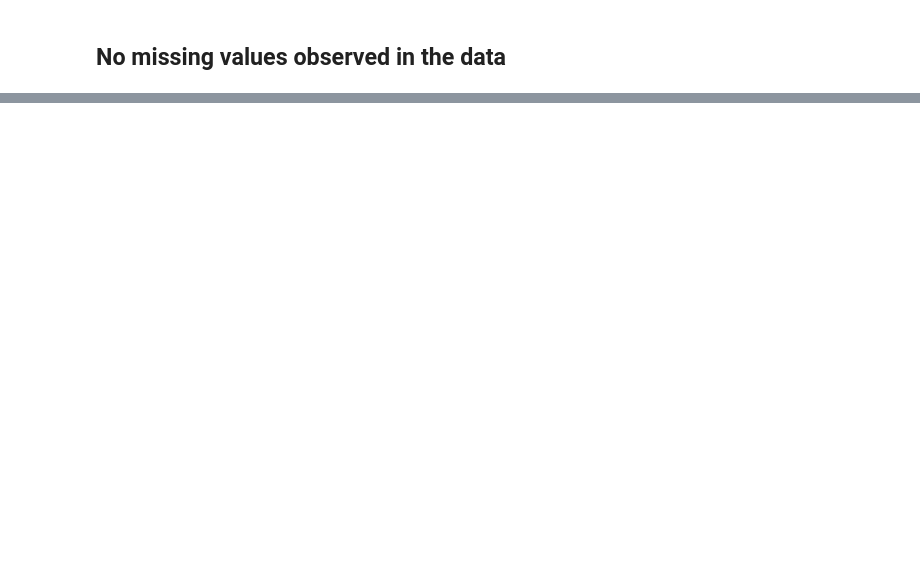
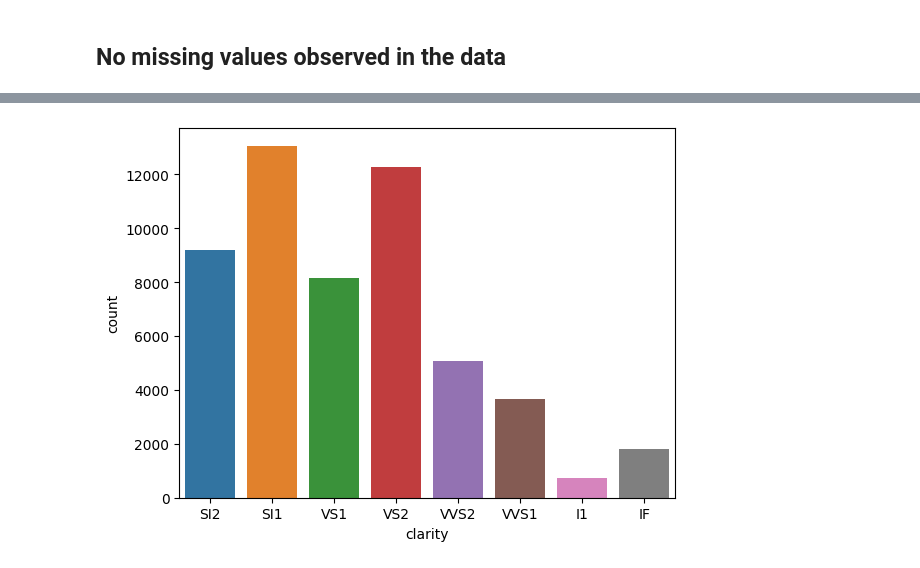
Before and after one commit to RohanV01/DiamondPricePrediction, a Jupyter notebook: notebooks/EDA.ipynb, the cells around one changed output, grey strips where cells are left out. Cells and saved outputs as stored; diff of their text form; code cells hidden in the pictures; blank space fills up the shorter version.

```diff
--- a/notebooks/EDA.ipynb
+++ b/notebooks/EDA.ipynb
@@ -33,0 +158,8 @@ KeyError: "['Id'] not found in axis"
+# %%
+import seaborn as sns
+import matplotlib.pyplot as plt
+
+sns.countplot(x='clarity', data=df)
+plt.show()
+# %% [output]
+[figure, added]
```
Also changed, not shown: parts of 16 cells of this notebook.
